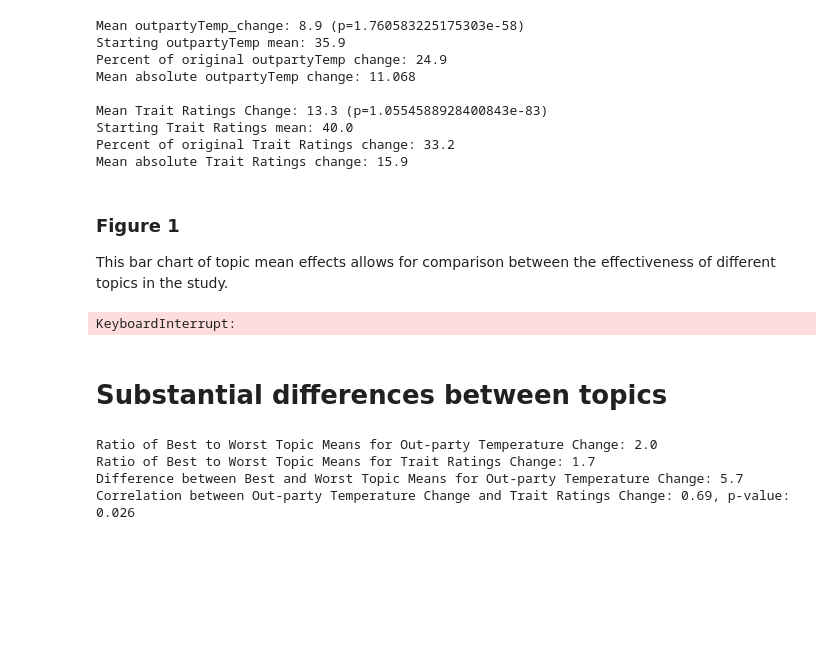
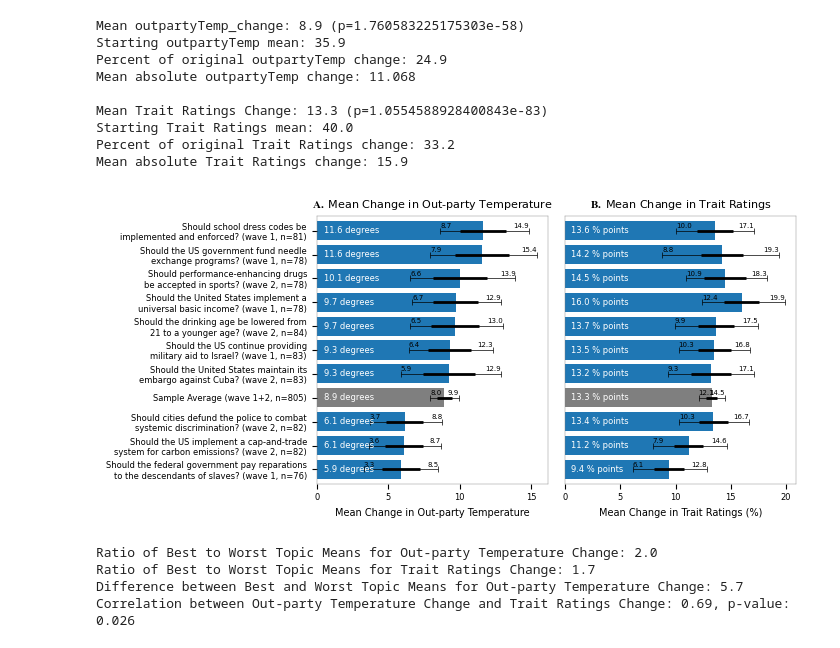
Before and after one commit to Watts-Lab/topic_choice, a Jupyter notebook: analyze_study_data.ipynb, the cells around one changed output. Drawn from its saved outputs; the diff is of its cells as text; code cells hidden in the pictures; blank space fills up the shorter version.

```diff
--- a/analyze_study_data.ipynb
+++ b/analyze_study_data.ipynb
@@ -145,24 +143,13 @@ Mean Trait Ratings Change: 13.3 (p=1.0554588928400843e-83)
 Starting Trait Ratings mean: 40.0
 Percent of original Trait Ratings change: 33.2
 Mean absolute Trait Ratings change: 15.9
-# %% [markdown]
-### Figure 1
-This bar chart of topic mean effects allows for comparison between the effectiveness of different topics in the study.
 # %%
-# Figure 1
+# Figure 2 (2m:55s)
 N_BOOTSTRAPS = 100000
 
 # Function to wrap text into two lines
 def wrap_text_two_lines(text):
-    """Wraps text into two lines of approximately equal length.
-
-    Args:
-        text: The string to wrap.
-
-    Returns:
-        A string with the text wrapped into two lines, or the original string
-        if it's too short to wrap.
-    """
+    """Wraps text into two lines of approximately equal length."""
     words = text.split()
     if len(words) <= 1:
         return text
@@ -321,36 +308,34 @@ ax1.set_xlabel('Mean Change in Out-party Temperature', fontsize=7)
 ax2.set_title(r'$\mathbf{B.}$ Mean Change in Trait Ratings', fontsize=8)
 ax2.set_xlabel('Mean Change in Trait Ratings (%)', fontsize=7)
 
 
 ax1.set_xticks(np.arange(0,16,5))
 ax1.set_xticklabels(np.arange(0,16,5), fontsize=6)
 ax2.set_xticks(np.arange(0,21,5))
 ax2.set_xticklabels(np.arange(0,21,5), fontsize=6)
 ax1.set_ylim(-.6,10.6)
 
 # Add a caption below the plot to explain the error bars
 # fig.text(0.5, 0.01, 'Error bars represent 95% bootstrap confidence intervals for each topic mean. Thick black lines represent the standard error of the mean (SEM).', ha='center', va='bottom', fontsize=6)
 
 # Customize the spines (the boxes around the figure)
 for ax in [ax1, ax2]:
     for spine in ax.spines.values():
         spine.set_edgecolor('gray')
         spine.set_linewidth(0.3)
 
 # Turn off grid lines
 ax1.grid(False)
 ax2.grid(False)
 
 # Adjust layout
 plt.tight_layout()
 
 # Save the plot as a PDF
 plt.savefig('fig_topic_effects.pdf', format='pdf')
 plt.savefig('fig_topic_effects.png', format='png', dpi=300)
 # %% [output]
-KeyboardInterrupt:
+[figure, added]
-# %% [markdown]
-# Substantial differences between topics
 # %%
 topic_means = data.groupby('discussionTopic')[['outpartyTemp_change', 'trait_ratings_change_percent']].mean()
 print(f"Ratio of Best to Worst Topic Means for Out-party Temperature Change: {topic_means['outpartyTemp_change'].max() / topic_means['outpartyTemp_change'].min():.1f}")
```
Also changed, not shown: parts of 115 cells of this notebook, 17 other files.
